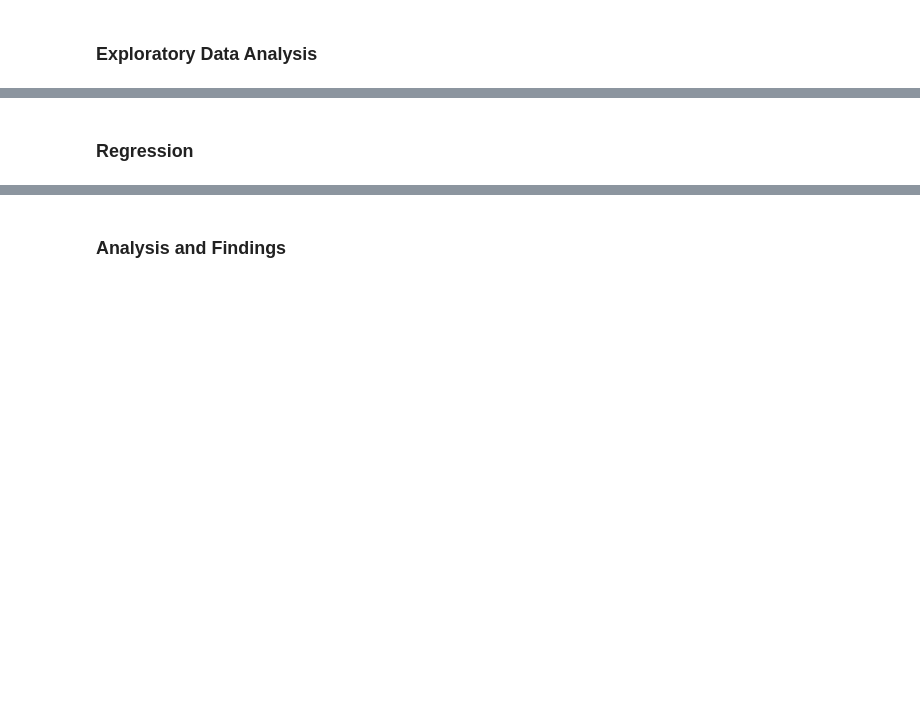
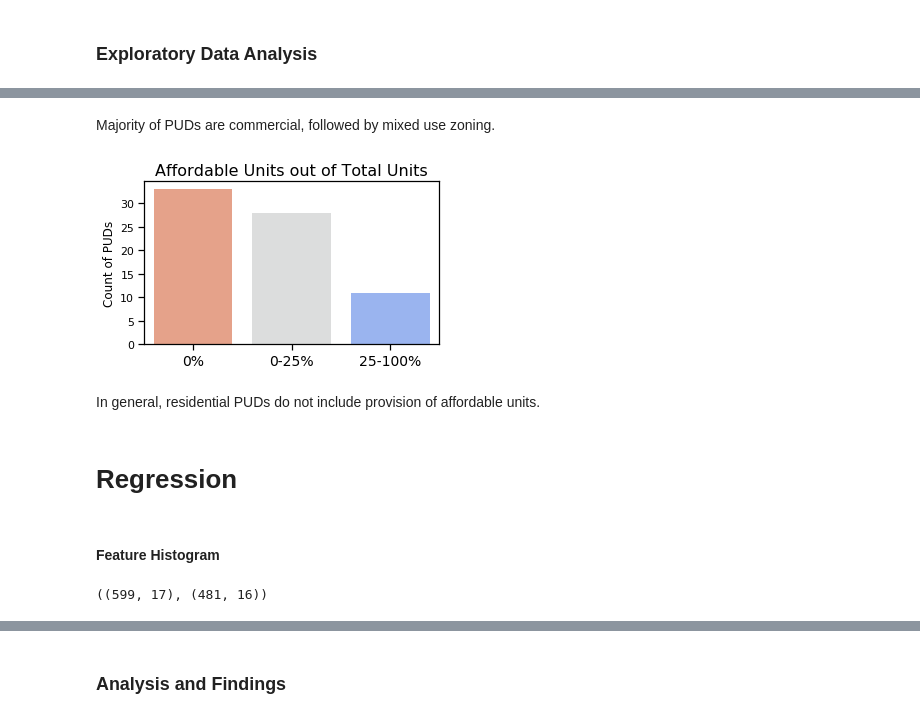
Before and after one commit to NicoleJaneway/dc-eviction-regression, a Jupyter notebook: technical_notebook.ipynb, the cells around one changed output, grey strips where cells are left out. Cells and saved outputs as stored; diff of their text form; code cells hidden in the pictures; blank space fills up the shorter version.

```diff
--- a/technical_notebook.ipynb
+++ b/technical_notebook.ipynb
@@ -59,4 +65,12 @@ TODO: The Eviction Lab has data at the census tract level. We limited the datase
+# %% [markdown]
+Majority of PUDs are commercial, followed by mixed use zoning.
+# %%
+affordable_units_count(5.3,3)
+# %% [output]
+[figure, added]
+# %% [markdown]
+In general, residential PUDs do not include provision of affordable units.
 # %% [markdown]
 <a id='regression'></a>
-### Regression
+# Regression
 # %%
@@ -63,0 +78,8 @@ TODO: The Eviction Lab has data at the census tract level. We limited the datase
+# %% [markdown]
+#### Feature Histogram
+# %%
+puds_to_transform = shrink_data(puds) # limit data to continuous variables
+X, y = drop_outliers(puds_to_transform) # drop rows containing a z-score greater than 3
+puds_to_transform.shape, X.shape
+# %% [output]
+((599, 17), (481, 16))
```
Also changed, not shown: parts of 31 cells of this notebook, 8 other files.
